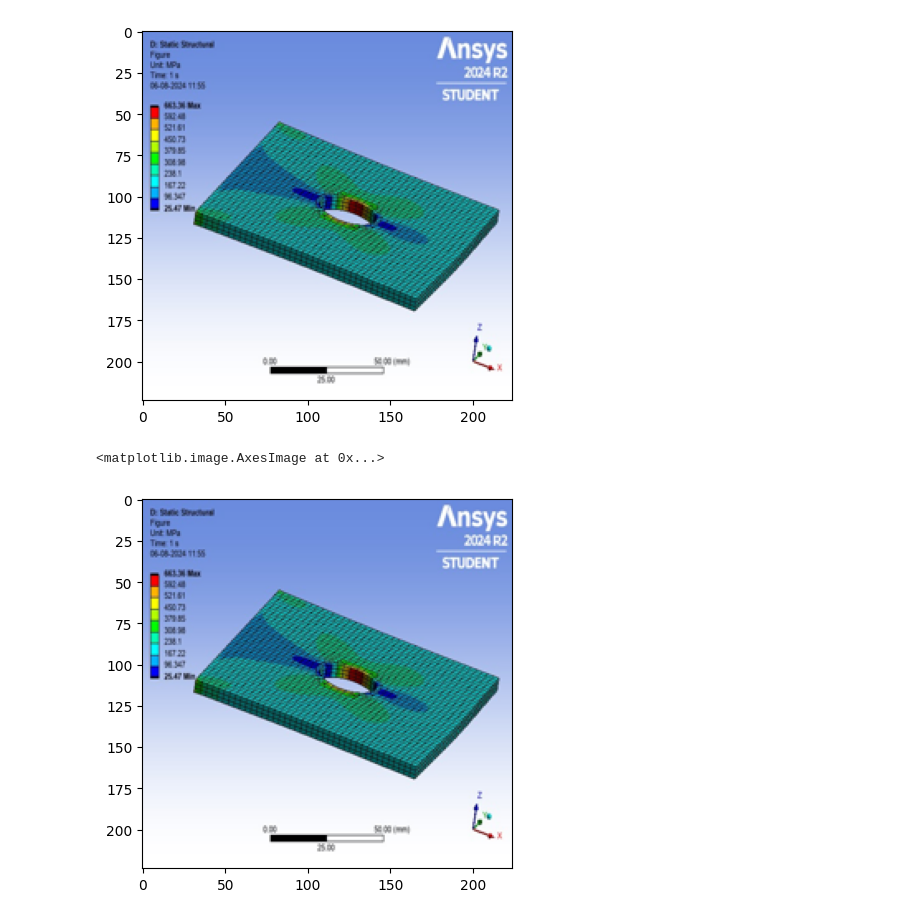
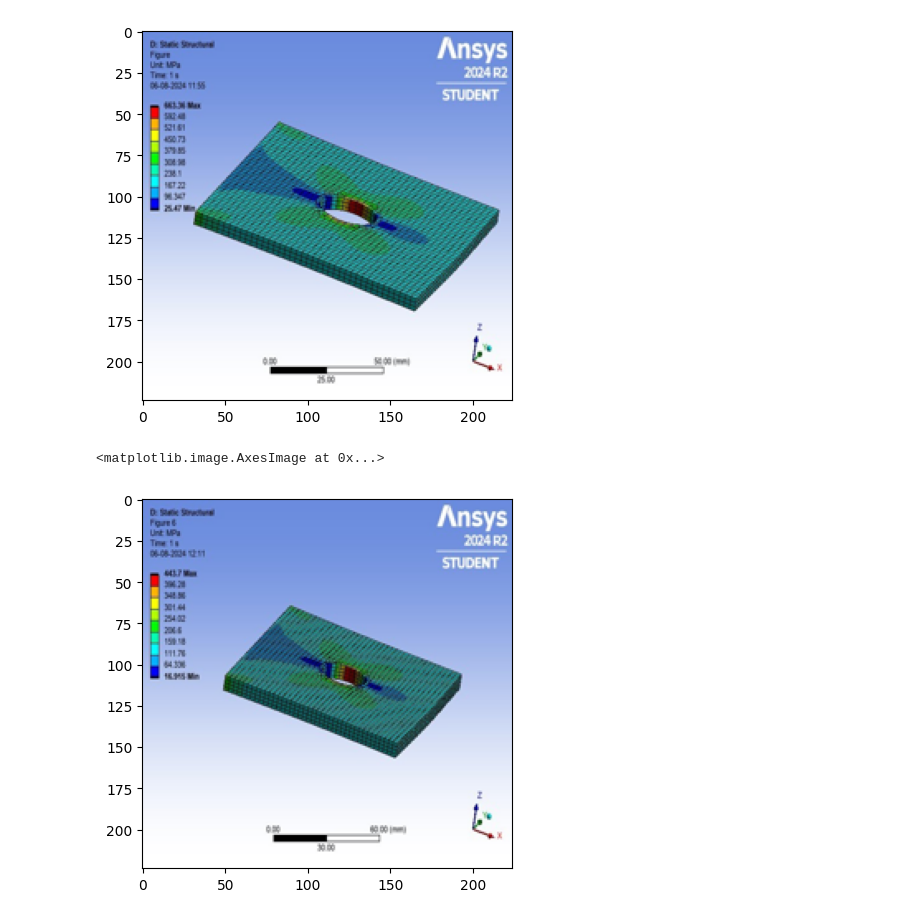
Before and after one commit to 18hasan/Atlas_Copco, a Jupyter notebook: main.ipynb, the cells around one changed output. Saved outputs shown, nothing was run; the diff lists cells and outputs as text; code cells hidden in the pictures.

```diff
--- a/main.ipynb
+++ b/main.ipynb
@@ -75,17 +75,17 @@ for thickness,diameter in zip(data['Thickness(mm)'],data['Diameter(mm)']):
     str_thick = str(thickness)
     list_thick = str_thick.split('.')
     if list_thick[1] =='0':
-        imag_name = 'T' + list_thick[0] + '_' + 'Stress' + '.jpg'
+        imag_name = 'T' + list_thick[0] + '_' + 'Stress' + '.jpeg'
         file_name = os.path.join(newpath,imag_name)
         stress.append(file_name)
-        imag_name = 'T' + list_thick[0] + '_' + 'Def' + '.jpg'
+        imag_name = 'T' + list_thick[0] + '_' + 'Def' + '.jpeg'
         file_name = os.path.join(newpath,imag_name)
         Def.append(file_name)
     else:
-        imag_name = 'T' + str_thick + '_' + 'Stress' + '.jpg'
+        imag_name = 'T' + str_thick + '_' + 'Stress' + '.jpeg'
         file_name = os.path.join(newpath,imag_name)
         stress.append(file_name)
-        imag_name = 'T' + str_thick + '_' + 'Def' + '.jpg'
+        imag_name = 'T' + str_thick + '_' + 'Def' + '.jpeg'
         file_name = os.path.join(newpath,imag_name)
         Def.append(file_name)
 
@@ -199,11 +191,10 @@ plt.imshow(converttoimage(dataframe['Stress_path']))
 # %%
 dic = {}
 
 for stressmpa,pathstress in zip(data['Min Stress(Mpa)'],data['Stress_path']):
-    # print(stressmpa)
-    dic[stressmpa] = pathstress
+     dic[stressmpa] = pathstress
 
-plt.imshow(converttoimage(dic[25.47]))
+plt.imshow(converttoimage(dic[16.915]))
 # %% [output]
 <matplotlib.image.AxesImage at 0x...>
-[figure, old version]
+[figure, new version]
```
Also changed, not shown: parts of 13 cells of this notebook, 44 other files.
